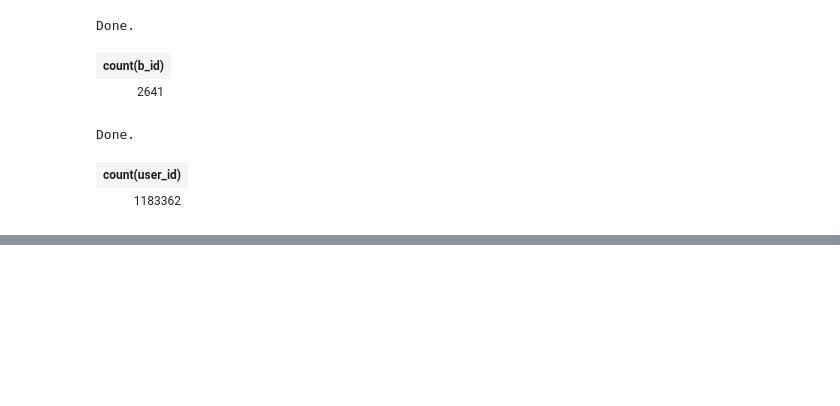
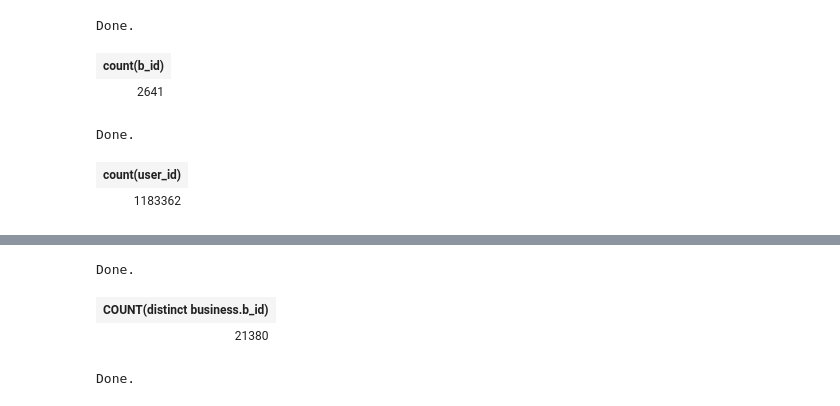
Before and after one commit to zzhang83/Yelp_Sentiment_Analysis, a Jupyter notebook: database.ipynb, the cells around one changed output, grey strips where cells are left out. Cells and saved outputs as stored; diff of their text form; code cells hidden in the pictures; blank space fills up the shorter version.

```diff
--- a/database.ipynb
+++ b/database.ipynb
@@ -340,3 +327,15 @@ Done.
+# %%
+%%sql
+SELECT COUNT(distinct business.b_id) FROM business
+# %% [output]
+Done.
+| COUNT(distinct business.b_id) |
+| 21380 |
+# %%
+%%sql
+SELECT distinct business.b_id FROM business, review_fact_table r WHERE r.zipcode != business.postal_code
+# %% [output]
+Done.
 # %%
 %%sql
 SELECT categories FROM business WHERE categories LIKE '%fast food%' LIMIT 50
```
Also changed, not shown: parts of 23 cells of this notebook.
